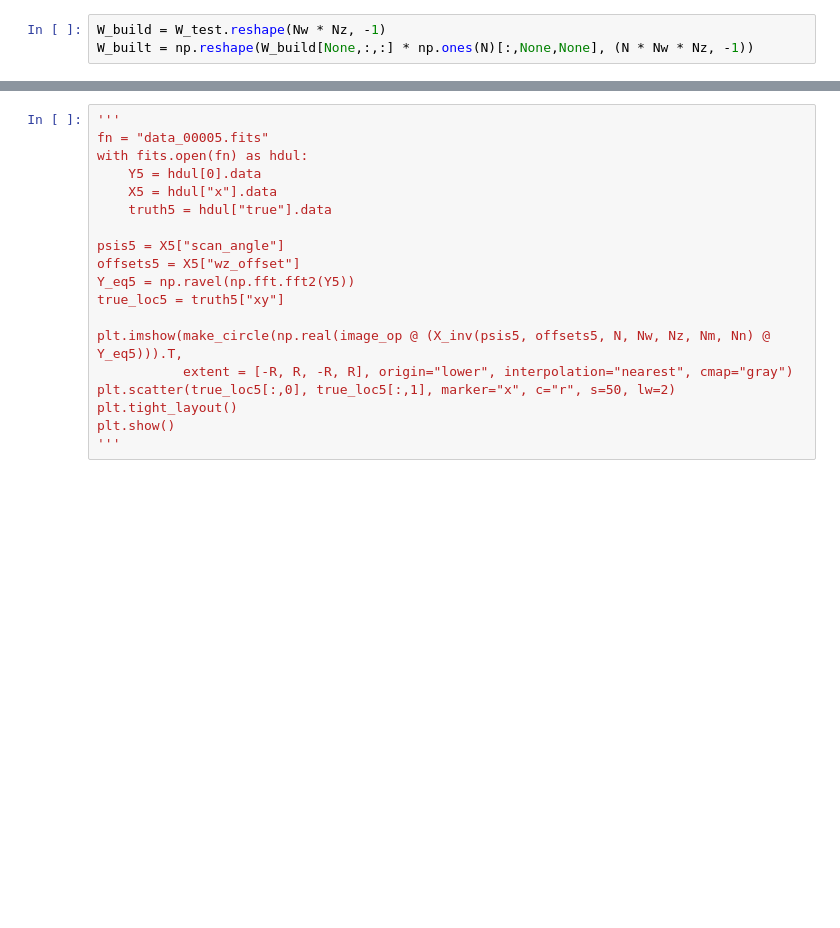
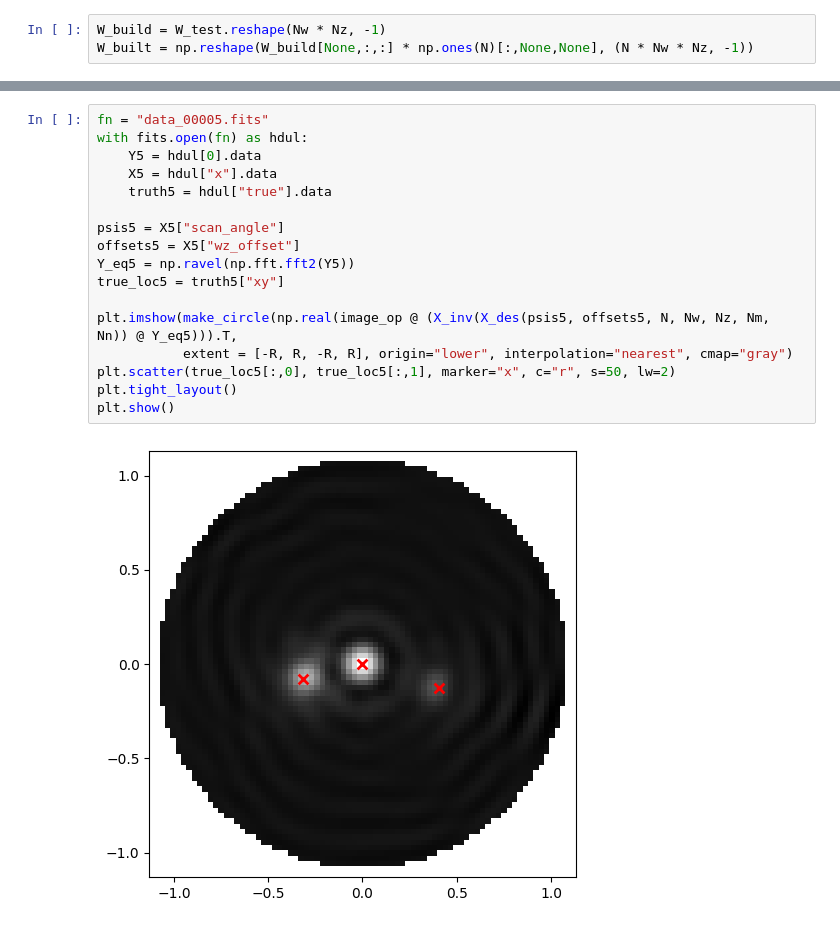
Before and after one commit to Tlanda40/Gaia2plus1DTheo, a Jupyter notebook: notebooks/make_W.ipynb, the cells around one changed output, grey strips where cells are left out. Drawn from its saved outputs; the diff is of its cells as text; blank space fills up the shorter version.

```diff
--- a/notebooks/make_W.ipynb
+++ b/notebooks/make_W.ipynb
@@ -307,19 +305,19 @@ plt.show()
 # %%
-'''
 fn = "data_00005.fits"
 with fits.open(fn) as hdul:
     Y5 = hdul[0].data
     X5 = hdul["x"].data
     truth5 = hdul["true"].data
 
 psis5 = X5["scan_angle"]
 offsets5 = X5["wz_offset"]
 Y_eq5 = np.ravel(np.fft.fft2(Y5))
 true_loc5 = truth5["xy"]
 
-plt.imshow(make_circle(np.real(image_op @ (X_inv(psis5, offsets5, N, Nw, Nz, Nm, Nn) @ Y_eq5))).T,
+plt.imshow(make_circle(np.real(image_op @ (X_inv(X_des(psis5, offsets5, N, Nw, Nz, Nm, Nn)) @ Y_eq5))).T,
            extent = [-R, R, -R, R], origin="lower", interpolation="nearest", cmap="gray")
 plt.scatter(true_loc5[:,0], true_loc5[:,1], marker="x", c="r", s=50, lw=2)
 plt.tight_layout()
 plt.show()
-'''
+# %% [output]
+[figure, added]
```
Also changed, not shown: parts of 21 cells of this notebook, 3 other files.
